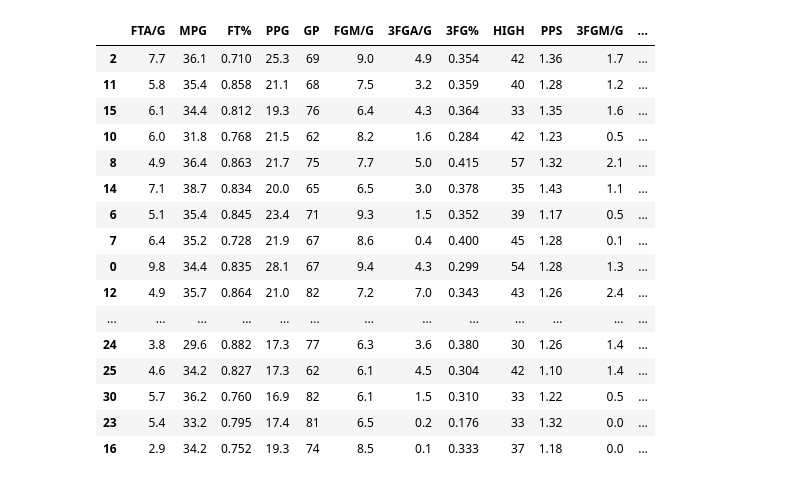
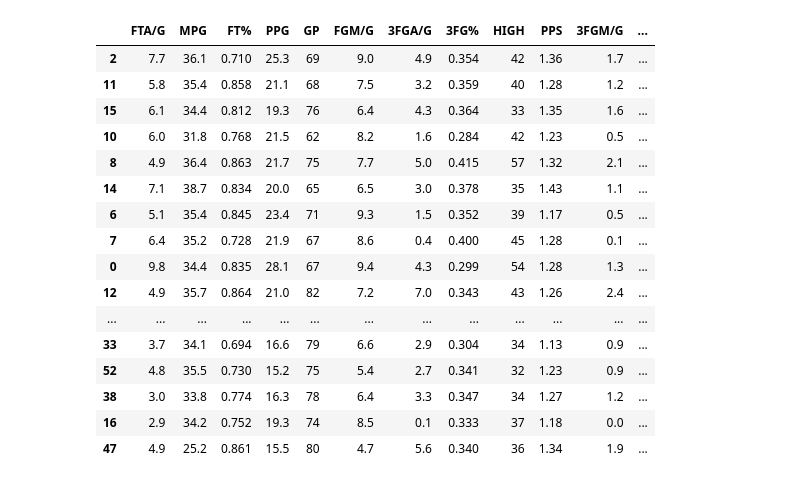
Before and after one commit to genzj/machine-learning-training-course, a Jupyter notebook: 05-kmeans-clustering/kmeans-sklearn.ipynb, the cells around one changed output. Cells and saved outputs as stored; diff of their text form; code cells hidden in the pictures.

```diff
--- a/05-kmeans-clustering/kmeans-sklearn.ipynb
+++ b/05-kmeans-clustering/kmeans-sklearn.ipynb
@@ -40,28 +40,29 @@ players.groupby(kmeans.labels_).count().max(axis=1)
 dtype: int64
-# %%
-james = players[players.fullname == 'James, LeBron']
-def distance_to_james(player):
-    return np.sqrt(np.power(normalized_stat.loc[james.index] - normalized_stat.loc[player.name], 2).sum(axis=1))
-
-james_group = players[players.Group.isin([james.Group])]
-distances = james_group.apply(distance_to_james, axis=1)
-distances.columns = ['Distance']
-pd.concat([james_group, distances], axis=1).sort_values(by='Distance')
-# %% [output]
-|  | FTA/G | MPG | FT% | PPG | GP | FGM/G | 3FGA/G | 3FG% | HIGH | PPS | 3FGM/G | ... |
-| 2 | 7.7 | 36.1 | 0.710 | 25.3 | 69 | 9.0 | 4.9 | 0.354 | 42 | 1.36 | 1.7 | ... |
-| 11 | 5.8 | 35.4 | 0.858 | 21.1 | 68 | 7.5 | 3.2 | 0.359 | 40 | 1.28 | 1.2 | ... |
-| 15 | 6.1 | 34.4 | 0.812 | 19.3 | 76 | 6.4 | 4.3 | 0.364 | 33 | 1.35 | 1.6 | ... |
-| 10 | 6.0 | 31.8 | 0.768 | 21.5 | 62 | 8.2 | 1.6 | 0.284 | 42 | 1.23 | 0.5 | ... |
-| 8 | 4.9 | 36.4 | 0.863 | 21.7 | 75 | 7.7 | 5.0 | 0.415 | 57 | 1.32 | 2.1 | ... |
-| 14 | 7.1 | 38.7 | 0.834 | 20.0 | 65 | 6.5 | 3.0 | 0.378 | 35 | 1.43 | 1.1 | ... |
-| 6 | 5.1 | 35.4 | 0.845 | 23.4 | 71 | 9.3 | 1.5 | 0.352 | 39 | 1.17 | 0.5 | ... |
-| 7 | 6.4 | 35.2 | 0.728 | 21.9 | 67 | 8.6 | 0.4 | 0.400 | 45 | 1.28 | 0.1 | ... |
-| 0 | 9.8 | 34.4 | 0.835 | 28.1 | 67 | 9.4 | 4.3 | 0.299 | 54 | 1.28 | 1.3 | ... |
-| 12 | 4.9 | 35.7 | 0.864 | 21.0 | 82 | 7.2 | 7.0 | 0.343 | 43 | 1.26 | 2.4 | ... |
-| ... | ... | ... | ... | ... | ... | ... | ... | ... | ... | ... | ... | ... |
-| 24 | 3.8 | 29.6 | 0.882 | 17.3 | 77 | 6.3 | 3.6 | 0.380 | 30 | 1.26 | 1.4 | ... |
-| 25 | 4.6 | 34.2 | 0.827 | 17.3 | 62 | 6.1 | 4.5 | 0.304 | 42 | 1.10 | 1.4 | ... |
-| 30 | 5.7 | 36.2 | 0.760 | 16.9 | 82 | 6.1 | 1.5 | 0.310 | 33 | 1.22 | 0.5 | ... |
-| 23 | 5.4 | 33.2 | 0.795 | 17.4 | 81 | 6.5 | 0.2 | 0.176 | 33 | 1.32 | 0.0 | ... |
-| 16 | 2.9 | 34.2 | 0.752 | 19.3 | 74 | 8.5 | 0.1 | 0.333 | 37 | 1.18 | 0.0 | ... |
+# %%
+def calculate_distance(s1, s2):
+    return np.sqrt(np.power(s1 - s2, 2).sum(axis=1))
+
+james = players[players.fullname == 'James, LeBron']
+james_group = players.Group == james.Group.iloc[0]
+
+distances = calculate_distance(normalized_stat[james_group], normalized_stat.loc[james.index].iloc[0])
+distances.name = 'Distance'
+pd.concat([players[james_group], distances], axis=1).sort_values(by='Distance')
+# %% [output]
+|  | FTA/G | MPG | FT% | PPG | GP | FGM/G | 3FGA/G | 3FG% | HIGH | PPS | 3FGM/G | ... |
+| 2 | 7.7 | 36.1 | 0.710 | 25.3 | 69 | 9.0 | 4.9 | 0.354 | 42 | 1.36 | 1.7 | ... |
+| 11 | 5.8 | 35.4 | 0.858 | 21.1 | 68 | 7.5 | 3.2 | 0.359 | 40 | 1.28 | 1.2 | ... |
+| 15 | 6.1 | 34.4 | 0.812 | 19.3 | 76 | 6.4 | 4.3 | 0.364 | 33 | 1.35 | 1.6 | ... |
+| 10 | 6.0 | 31.8 | 0.768 | 21.5 | 62 | 8.2 | 1.6 | 0.284 | 42 | 1.23 | 0.5 | ... |
+| 8 | 4.9 | 36.4 | 0.863 | 21.7 | 75 | 7.7 | 5.0 | 0.415 | 57 | 1.32 | 2.1 | ... |
+| 14 | 7.1 | 38.7 | 0.834 | 20.0 | 65 | 6.5 | 3.0 | 0.378 | 35 | 1.43 | 1.1 | ... |
+| 6 | 5.1 | 35.4 | 0.845 | 23.4 | 71 | 9.3 | 1.5 | 0.352 | 39 | 1.17 | 0.5 | ... |
+| 7 | 6.4 | 35.2 | 0.728 | 21.9 | 67 | 8.6 | 0.4 | 0.400 | 45 | 1.28 | 0.1 | ... |
+| 0 | 9.8 | 34.4 | 0.835 | 28.1 | 67 | 9.4 | 4.3 | 0.299 | 54 | 1.28 | 1.3 | ... |
+| 12 | 4.9 | 35.7 | 0.864 | 21.0 | 82 | 7.2 | 7.0 | 0.343 | 43 | 1.26 | 2.4 | ... |
+| ... | ... | ... | ... | ... | ... | ... | ... | ... | ... | ... | ... | ... |
+| 33 | 3.7 | 34.1 | 0.694 | 16.6 | 79 | 6.6 | 2.9 | 0.304 | 34 | 1.13 | 0.9 | ... |
+| 52 | 4.8 | 35.5 | 0.730 | 15.2 | 75 | 5.4 | 2.7 | 0.341 | 32 | 1.23 | 0.9 | ... |
+| 38 | 3.0 | 33.8 | 0.774 | 16.3 | 78 | 6.4 | 3.3 | 0.347 | 34 | 1.27 | 1.2 | ... |
+| 16 | 2.9 | 34.2 | 0.752 | 19.3 | 74 | 8.5 | 0.1 | 0.333 | 37 | 1.18 | 0.0 | ... |
+| 47 | 4.9 | 25.2 | 0.861 | 15.5 | 80 | 4.7 | 5.6 | 0.340 | 36 | 1.34 | 1.9 | ... |
```
Also changed, not shown: parts of 2 cells of this notebook, 1 other file.
